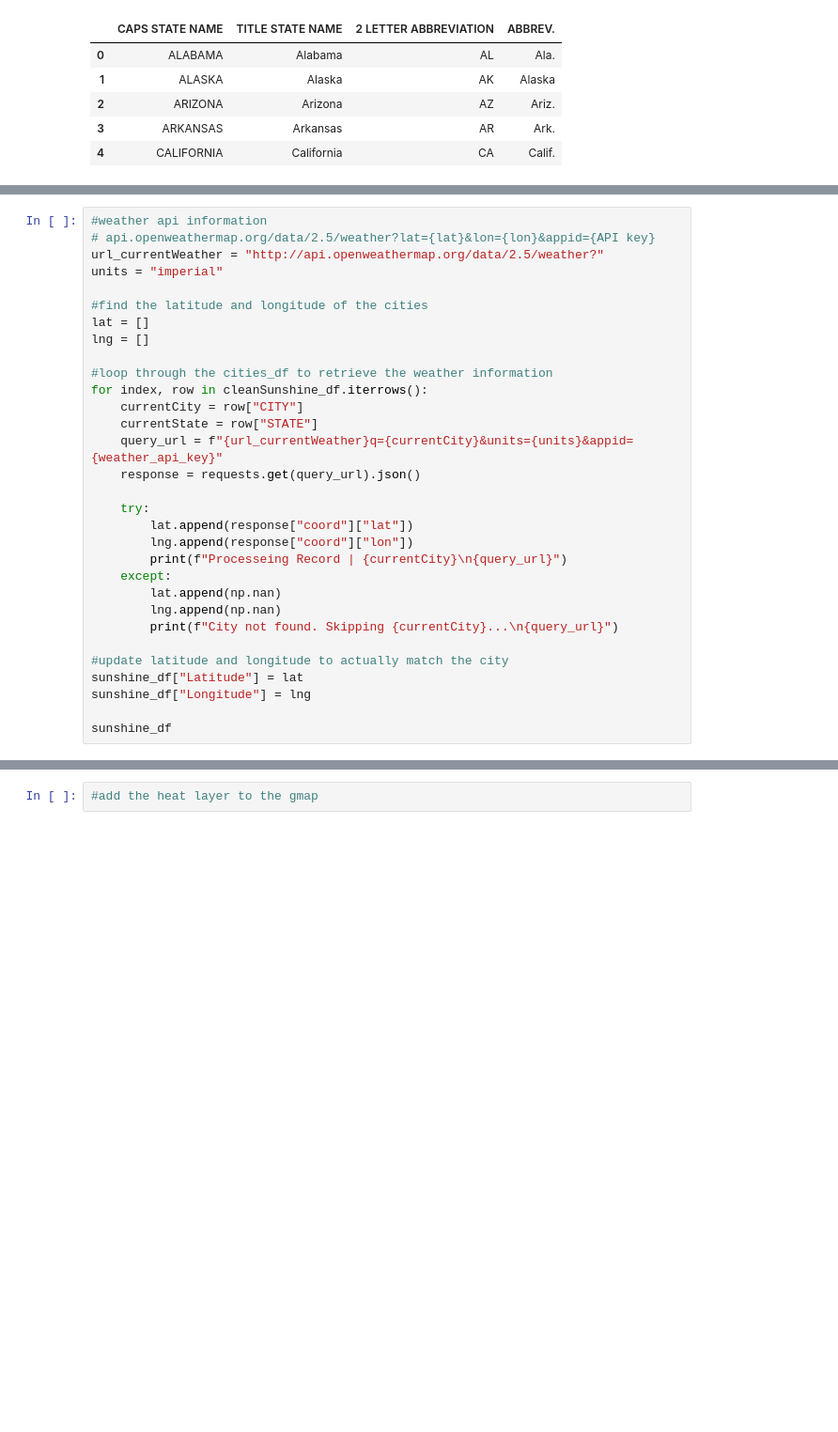
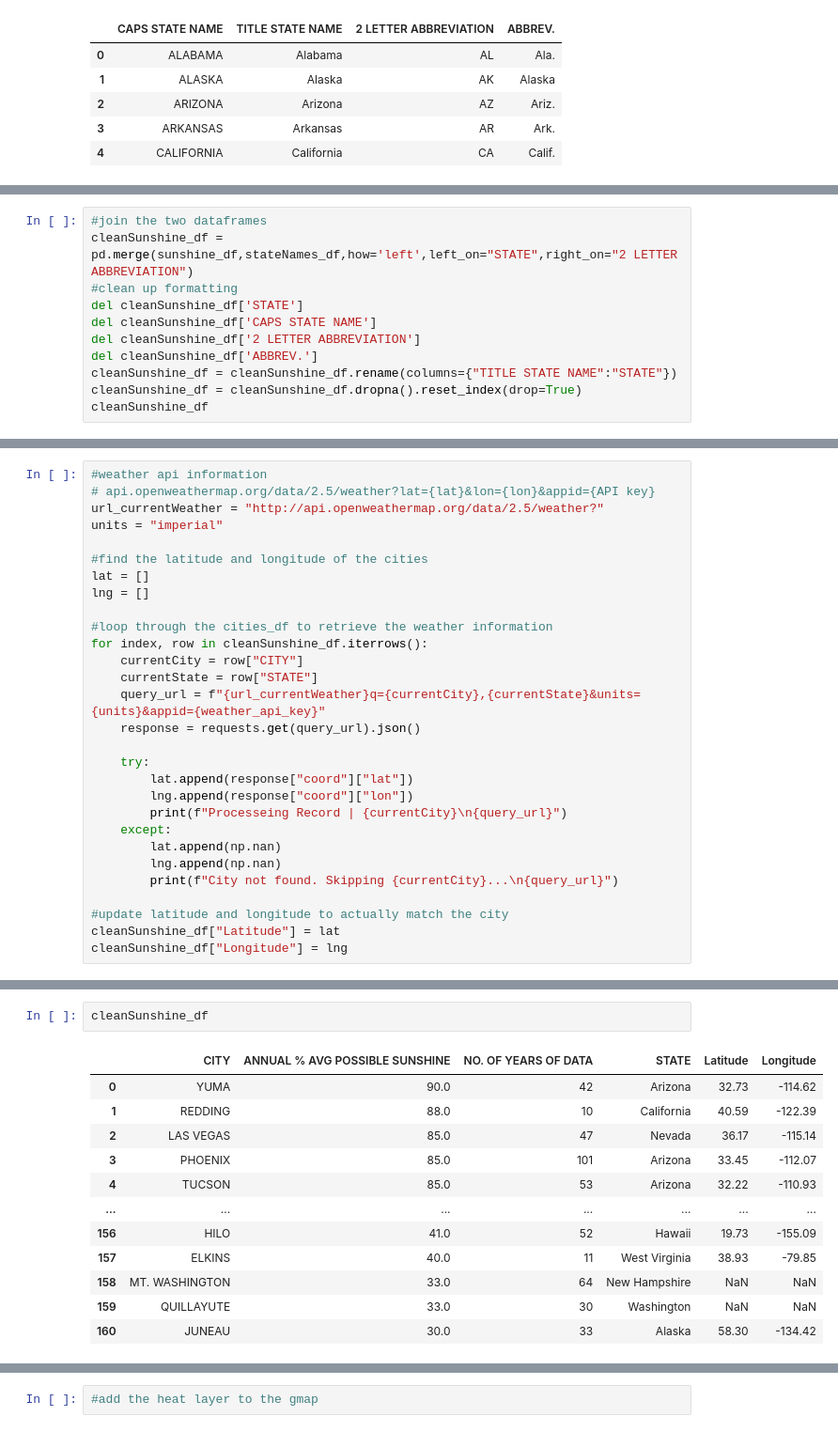
Before and after one commit to msullivan987/Solar_Power-Usage, a Jupyter notebook: Lorelei Tasks/Sunshine Heatmap.ipynb, the cells around one changed output, grey strips where cells are left out. Shown at 94% size. Saved outputs shown, nothing was run; the diff lists cells and outputs as text; blank space fills up the shorter version.

Commit message:
mannual data clean up and pandas merge clean up done

```diff
--- a/Lorelei Tasks/Sunshine Heatmap.ipynb
+++ b/Lorelei Tasks/Sunshine Heatmap.ipynb
@@ -145,0 +155,11 @@ stateNames_df.head()
+# %%
+#join the two dataframes
+cleanSunshine_df = pd.merge(sunshine_df,stateNames_df,how='left',left_on="STATE",right_on="2 LETTER ABBREVIATION")
+#clean up formatting
+del cleanSunshine_df['STATE']
+del cleanSunshine_df['CAPS STATE NAME']
+del cleanSunshine_df['2 LETTER ABBREVIATION']
+del cleanSunshine_df['ABBREV.']
+cleanSunshine_df = cleanSunshine_df.rename(columns={"TITLE STATE NAME":"STATE"})
+cleanSunshine_df = cleanSunshine_df.dropna().reset_index(drop=True)
+cleanSunshine_df
@@ -157,7 +191,7 @@ lng = []
 for index, row in cleanSunshine_df.iterrows():
     currentCity = row["CITY"]
     currentState = row["STATE"]
-    query_url = f"{url_currentWeather}q={currentCity}&units={units}&appid={weather_api_key}"
+    query_url = f"{url_currentWeather}q={currentCity},{currentState}&units={units}&appid={weather_api_key}"
     response = requests.get(query_url).json()
 
     try:
@@ -170,9 +204,7 @@ for index, row in cleanSunshine_df.iterrows():
         print(f"City not found. Skipping {currentCity}...\n{query_url}")
 
 #update latitude and longitude to actually match the city
-sunshine_df["Latitude"] = lat
-sunshine_df["Longitude"] = lng
-
-sunshine_df
+cleanSunshine_df["Latitude"] = lat
+cleanSunshine_df["Longitude"] = lng
 # %% [output]
 Processeing Record | YUMA
@@ -207,0 +227,15 @@ http://api.openweathermap.org/data/2.5/weather?q=JUNEAU&units=imperial&appid=ede
+# %%
+cleanSunshine_df
+# %% [output]
+|  | CITY | ANNUAL % AVG POSSIBLE SUNSHINE | NO. OF YEARS OF DATA | STATE | Latitude | Longitude |
+| 0 | YUMA | 90.0 | 42 | Arizona | 32.73 | -114.62 |
+| 1 | REDDING | 88.0 | 10 | California | 40.59 | -122.39 |
+| 2 | LAS VEGAS | 85.0 | 47 | Nevada | 36.17 | -115.14 |
+| 3 | PHOENIX | 85.0 | 101 | Arizona | 33.45 | -112.07 |
+| 4 | TUCSON | 85.0 | 53 | Arizona | 32.22 | -110.93 |
+| ... | ... | ... | ... | ... | ... | ... |
+| 156 | HILO | 41.0 | 52 | Hawaii | 19.73 | -155.09 |
+| 157 | ELKINS | 40.0 | 11 | West Virginia | 38.93 | -79.85 |
+| 158 | MT. WASHINGTON | 33.0 | 64 | New Hampshire | NaN | NaN |
+| 159 | QUILLAYUTE | 33.0 | 30 | Washington | NaN | NaN |
+| 160 | JUNEAU | 30.0 | 33 | Alaska | 58.30 | -134.42 |
```
Also changed, not shown: parts of 7 cells of this notebook.
